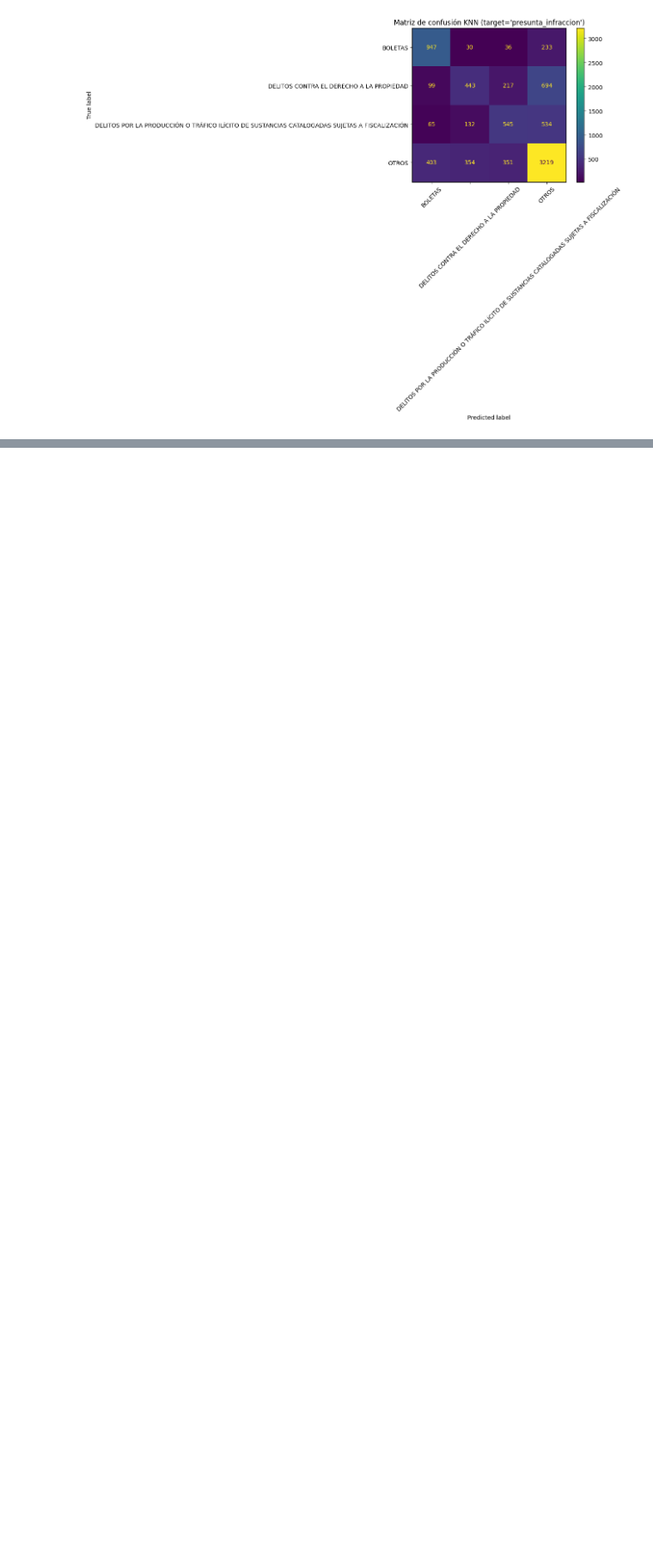
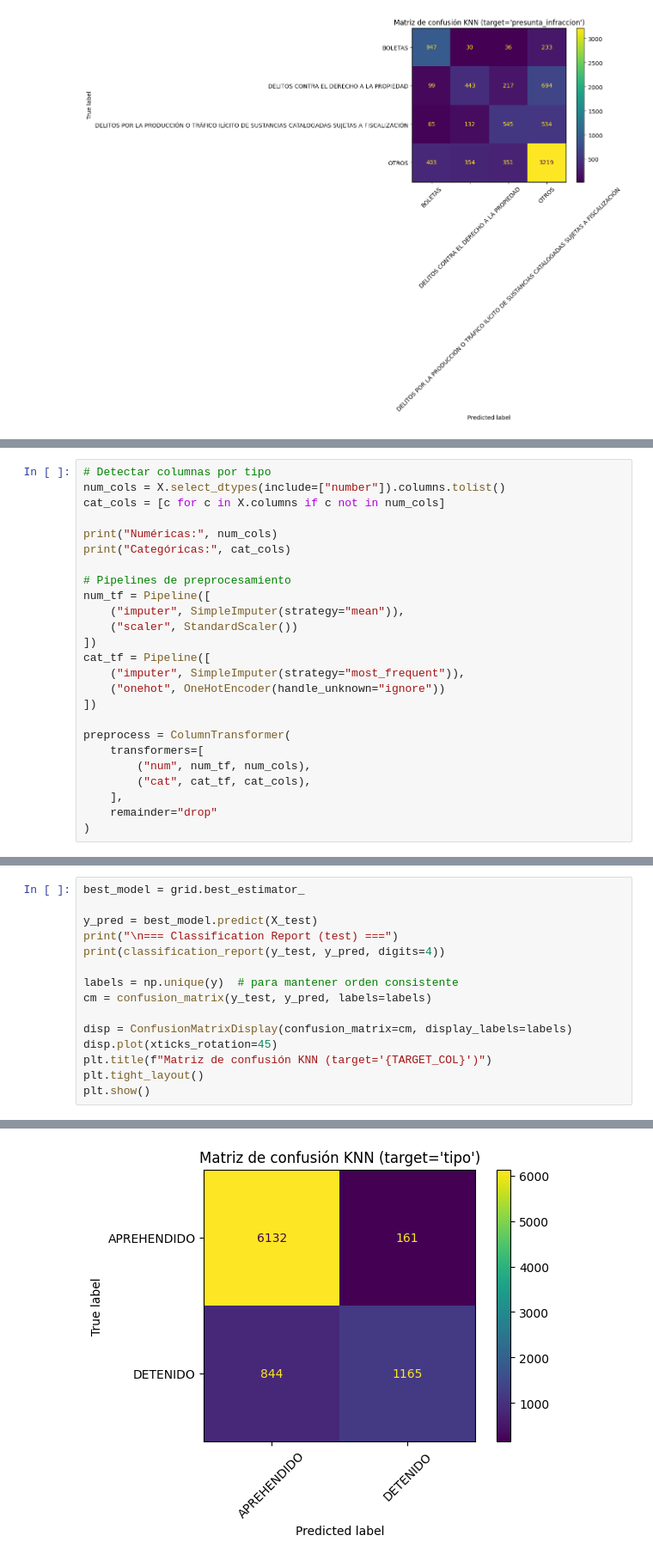
Before and after one commit to LeninGF/responsibleAI-dmiDetained, a Jupyter notebook: kNN_AI_Responsable.ipynb, the cells around one changed output, grey strips where cells are left out. Shown at 86% size. Drawn from its saved outputs; the diff is of its cells as text; blank space fills up the shorter version.

```diff
--- a/kNN_AI_Responsable.ipynb
+++ b/kNN_AI_Responsable.ipynb
@@ -424,0 +470,25 @@ DELITOS POR LA PRODUCCIÓN O TRÁFICO ILÍCITO DE SUSTANCIAS CATALOGADAS SUJETAS
+# %%
+# Detectar columnas por tipo
+num_cols = X.select_dtypes(include=["number"]).columns.tolist()
+cat_cols = [c for c in X.columns if c not in num_cols]
+
+print("Numéricas:", num_cols)
+print("Categóricas:", cat_cols)
+
+# Pipelines de preprocesamiento
+num_tf = Pipeline([
+    ("imputer", SimpleImputer(strategy="mean")),
+    ("scaler", StandardScaler())
+])
+cat_tf = Pipeline([
+    ("imputer", SimpleImputer(strategy="most_frequent")),
+    ("onehot", OneHotEncoder(handle_unknown="ignore"))
+])
+
+preprocess = ColumnTransformer(
+    transformers=[
+        ("num", num_tf, num_cols),
+        ("cat", cat_tf, cat_cols),
+    ],
+    remainder="drop"
+)
@@ -424,0 +542,16 @@ DELITOS POR LA PRODUCCIÓN O TRÁFICO ILÍCITO DE SUSTANCIAS CATALOGADAS SUJETAS
+# %%
+best_model = grid.best_estimator_
+
+y_pred = best_model.predict(X_test)
+print("\n=== Classification Report (test) ===")
+print(classification_report(y_test, y_pred, digits=4))
+
+labels = np.unique(y)  # para mantener orden consistente
+cm = confusion_matrix(y_test, y_pred, labels=labels)
+
+disp = ConfusionMatrixDisplay(confusion_matrix=cm, display_labels=labels)
+disp.plot(xticks_rotation=45)
+plt.title(f"Matriz de confusión KNN (target='{TARGET_COL}')")
+plt.tight_layout()
+plt.show()
+# %% [output]
@@ -424,0 +567 @@ DELITOS POR LA PRODUCCIÓN O TRÁFICO ILÍCITO DE SUSTANCIAS CATALOGADAS SUJETAS
+[figure, added]
```
Also changed, not shown: parts of 6 cells of this notebook.
